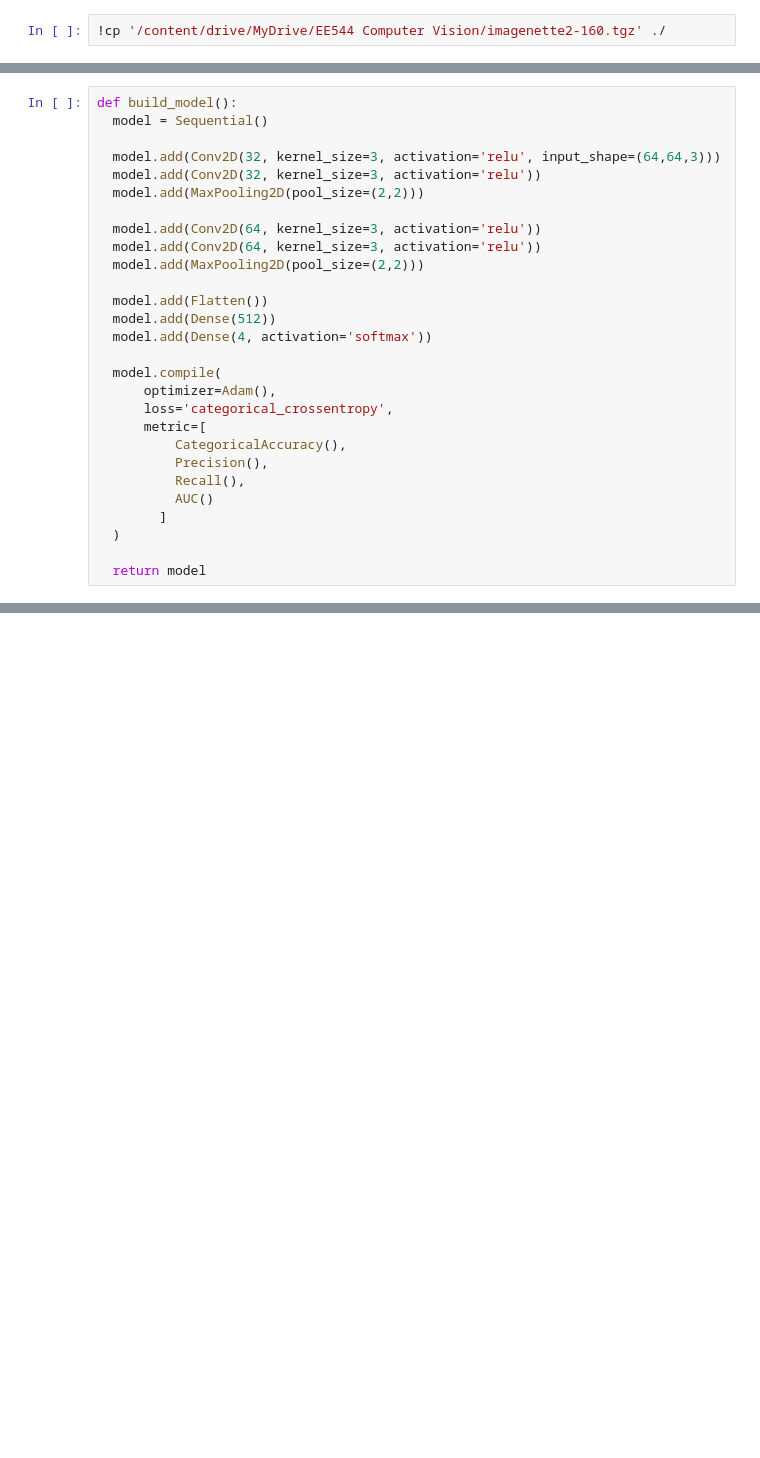
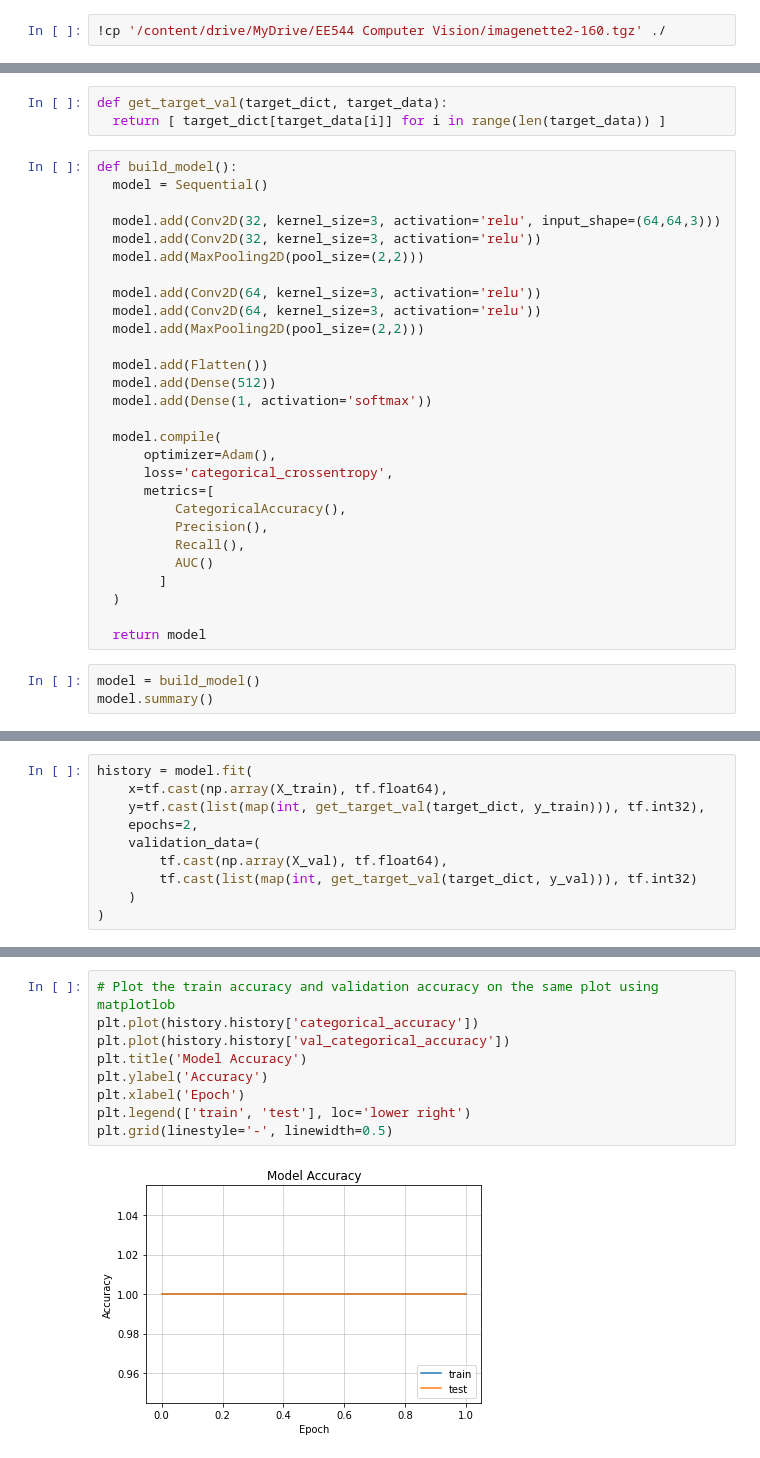
Before and after one commit to sur-sakthy/computer-vision, a Jupyter notebook: Assignment_1.ipynb, the cells around one changed output, grey strips where cells are left out. Drawn from its saved outputs; the diff is of its cells as text; blank space fills up the shorter version.

```diff
--- a/Assignment_1.ipynb
+++ b/Assignment_1.ipynb
@@ -58,3 +107,6 @@ dataset_df = pd.DataFrame(dataset, index=range(len(dataset)), columns=['img_path
+# %%
+def get_target_val(target_dict, target_data):
+  return [ target_dict[target_data[i]] for i in range(len(target_data)) ]
 # %%
 def build_model():
   model = Sequential()
@@ -69,12 +121,12 @@ def build_model():
 
   model.add(Flatten())
   model.add(Dense(512))
-  model.add(Dense(4, activation='softmax'))
+  model.add(Dense(1, activation='softmax'))
 
   model.compile(
       optimizer=Adam(),
       loss='categorical_crossentropy',
-      metric=[
+      metrics=[
           CategoricalAccuracy(),
           Precision(),
           Recall(),
@@ -83,3 +135,6 @@ def build_model():
   )
 
   return model
+# %%
+model = build_model()
+model.summary()
@@ -85,0 +159,10 @@ def build_model():
+# %%
+history = model.fit(
+    x=tf.cast(np.array(X_train), tf.float64),
+    y=tf.cast(list(map(int, get_target_val(target_dict, y_train))), tf.int32),
+    epochs=2,
+    validation_data=(
+        tf.cast(np.array(X_val), tf.float64),
+        tf.cast(list(map(int, get_target_val(target_dict, y_val))), tf.int32)
+    )
+)
@@ -85,0 +174,11 @@ def build_model():
+# %%
+# Plot the train accuracy and validation accuracy on the same plot using matplotlob
+plt.plot(history.history['categorical_accuracy'])
+plt.plot(history.history['val_categorical_accuracy'])
+plt.title('Model Accuracy')
+plt.ylabel('Accuracy')
+plt.xlabel('Epoch')
+plt.legend(['train', 'test'], loc='lower right')
+plt.grid(linestyle='-', linewidth=0.5)
+# %% [output]
+[figure, added]
```
Also changed, not shown: parts of 14 cells of this notebook.
